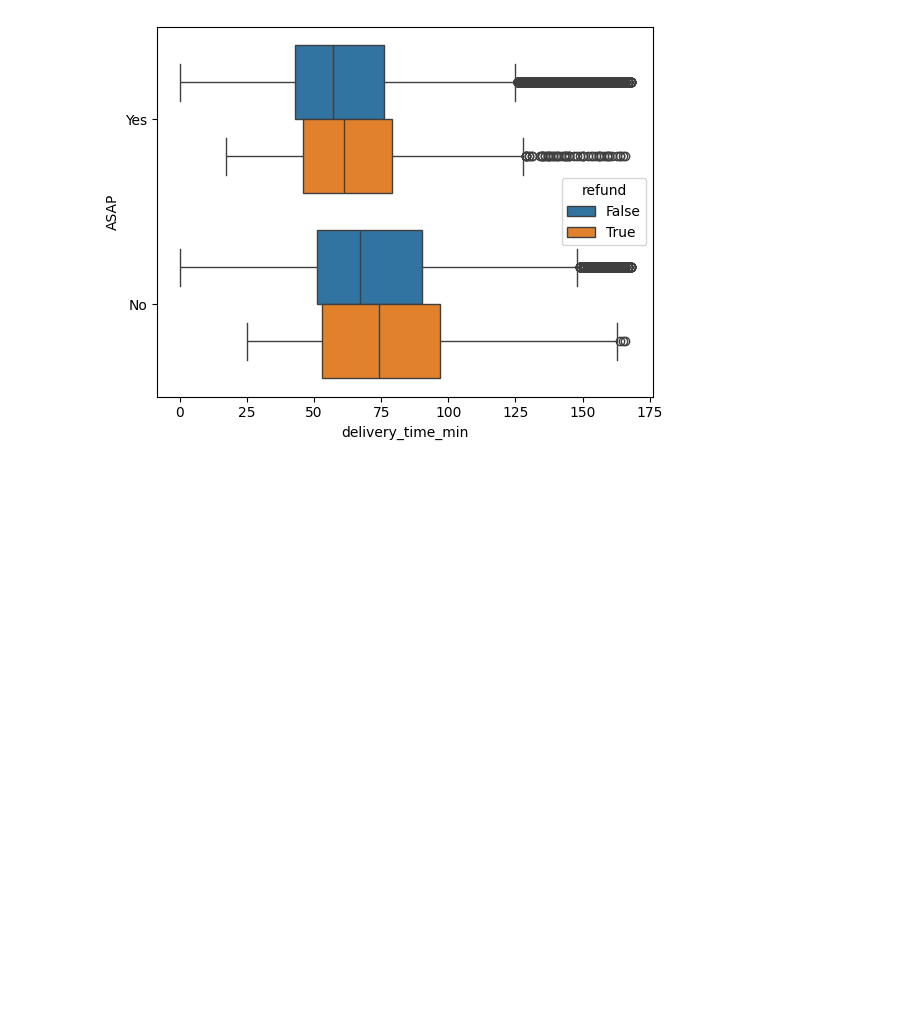
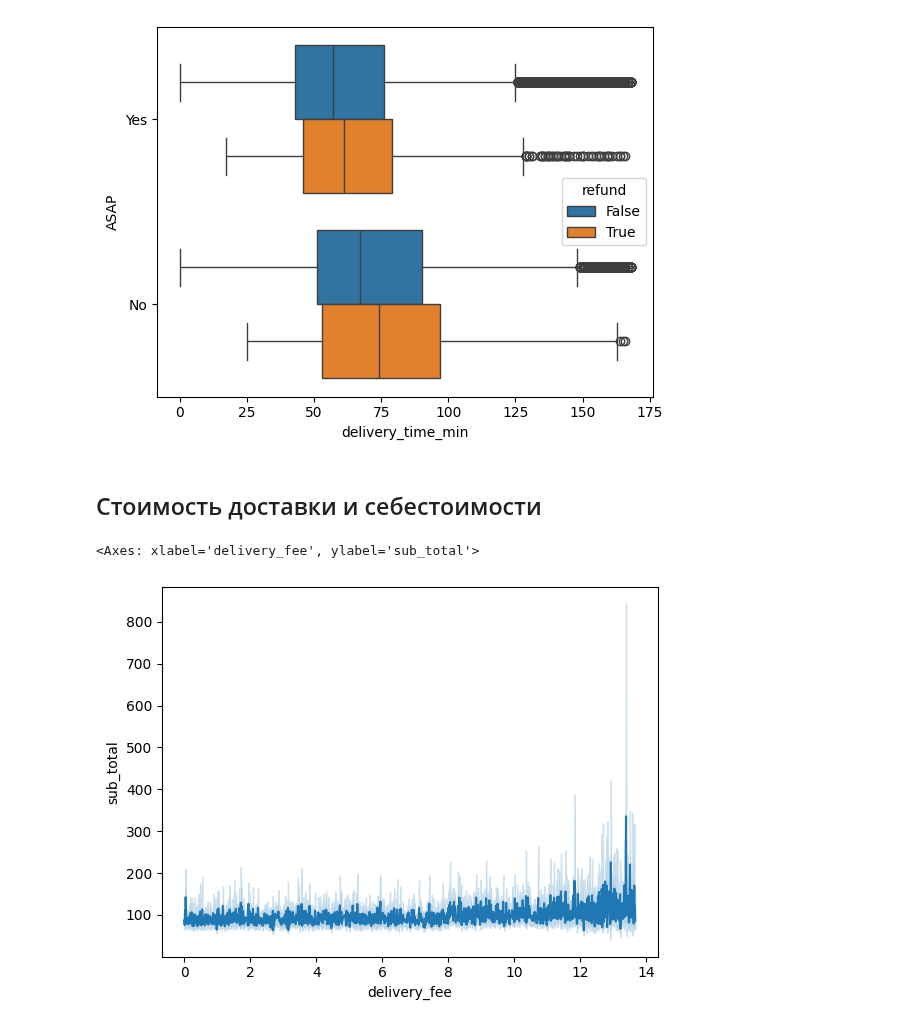
Before and after one commit to PigStep/ML-Delivery-Refund-Research, a Jupyter notebook: notebook/notebook.ipynb, the cells around one changed output. Drawn from its saved outputs; the diff is of its cells as text; code cells hidden in the pictures; blank space fills up the shorter version.

```diff
--- a/notebook/notebook.ipynb
+++ b/notebook/notebook.ipynb
@@ -260,3 +263,10 @@ sns.boxplot(delivery_data,x = "delivery_time_min", y="ASAP", hue="refund")
 # %% [output]
 <Axes: xlabel='delivery_time_min', ylabel='ASAP'>
 [figure]
+# %% [markdown]
+## Стоимость доставки и себестоимости
+# %%
+sns.lineplot(delivery_data,x="delivery_fee", y="sub_total")
+# %% [output]
+<Axes: xlabel='delivery_fee', ylabel='sub_total'>
+[figure, added]
```
Also changed, not shown: parts of 8 cells of this notebook.
